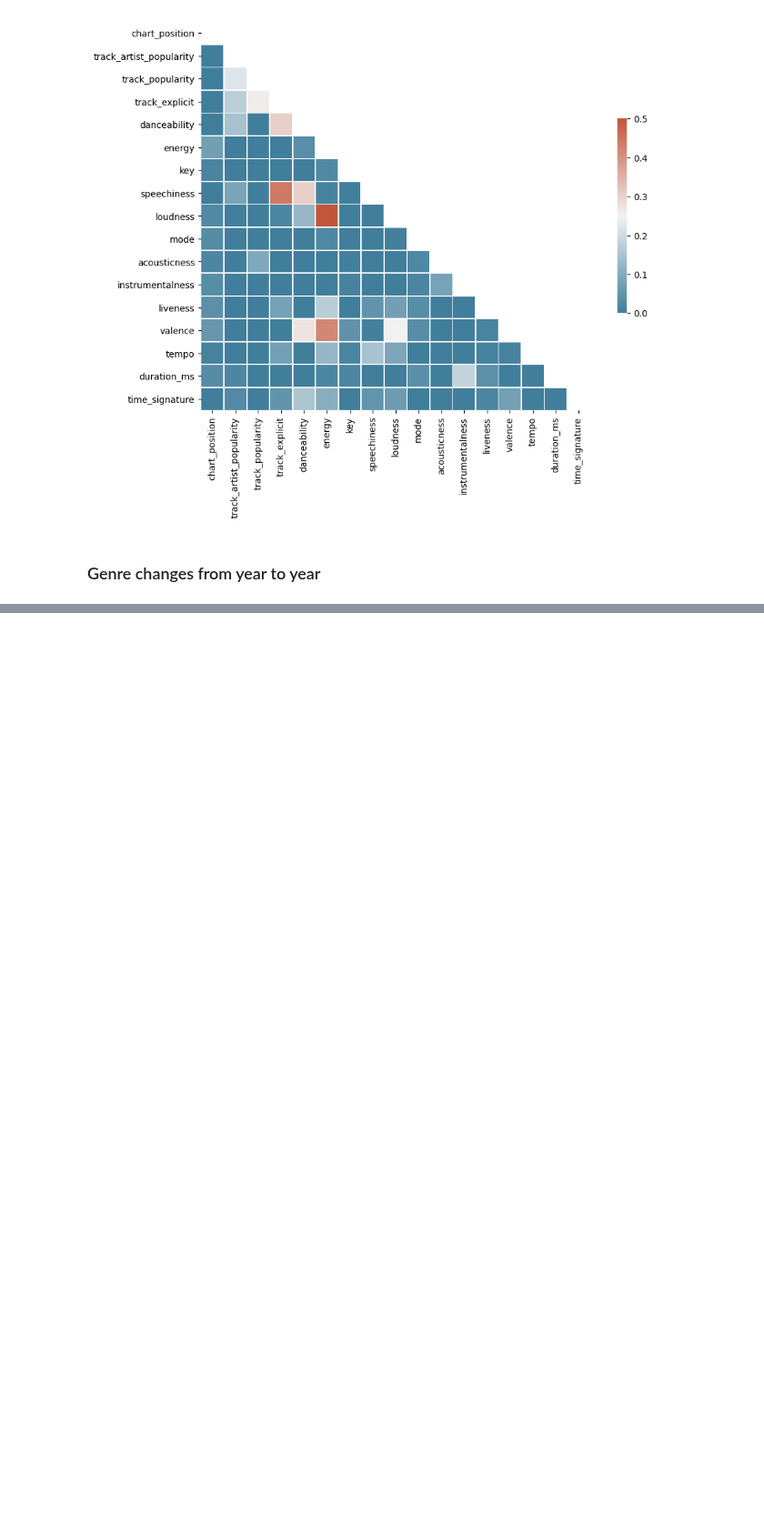
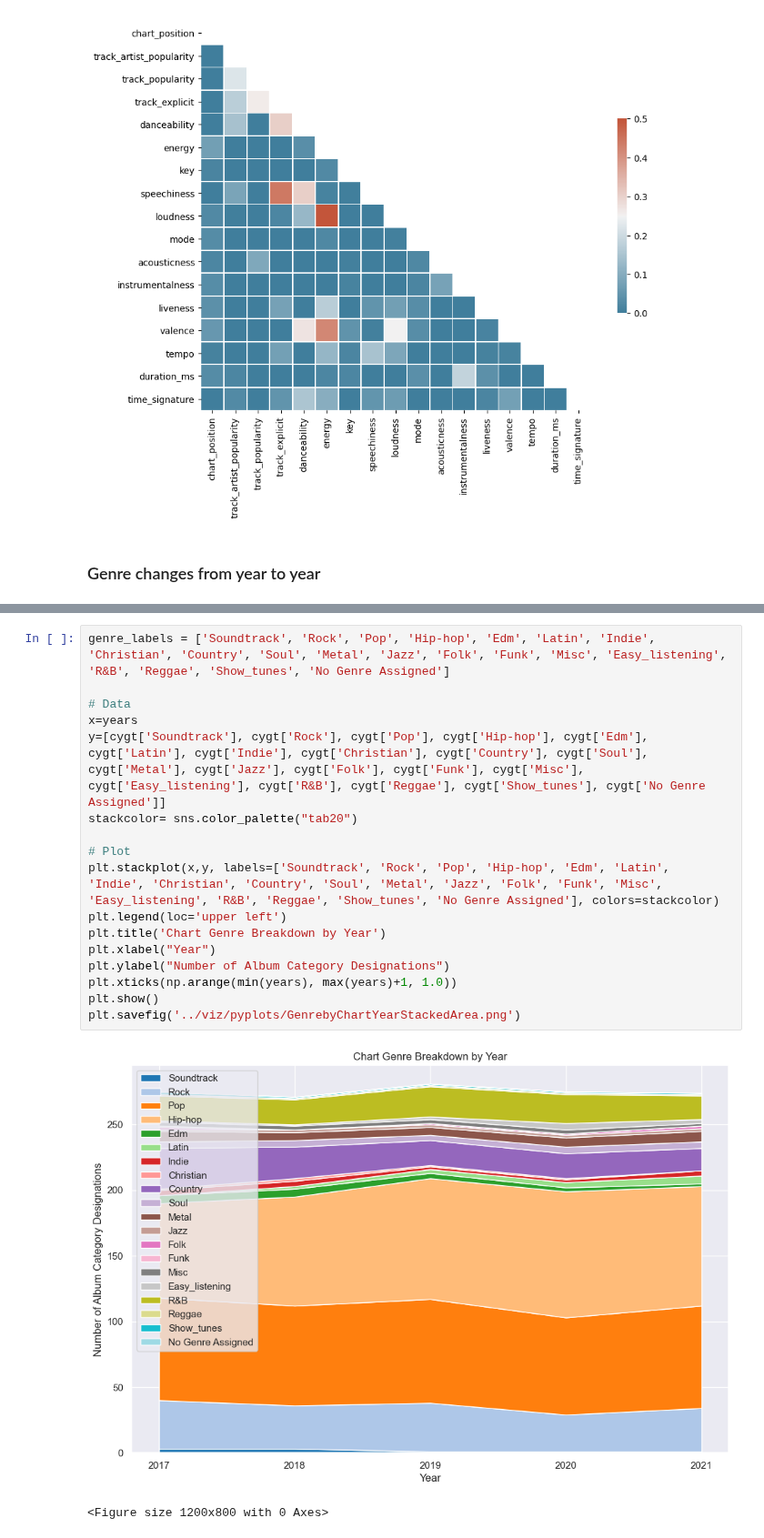
Before and after one commit to katieravenwood/Spotify-Five-Year-Analysis-Project, a Jupyter notebook: notebooks/ExploratoryAnalysis.ipynb, the cells around one changed output, grey strips where cells are left out. Shown at 91% size. Drawn from its saved outputs; the diff is of its cells as text; blank space fills up the shorter version.

```diff
--- a/notebooks/ExploratoryAnalysis.ipynb
+++ b/notebooks/ExploratoryAnalysis.ipynb
@@ -799,0 +762,20 @@ plt.savefig('../viz/pyplots/HipHopGenrebyChartYearStackedArea.png')
+# %%
+genre_labels = ['Soundtrack', 'Rock', 'Pop', 'Hip-hop', 'Edm', 'Latin', 'Indie', 'Christian', 'Country', 'Soul', 'Metal', 'Jazz', 'Folk', 'Funk', 'Misc', 'Easy_listening', 'R&B', 'Reggae', 'Show_tunes', 'No Genre Assigned']
+
+# Data
+x=years
+y=[cygt['Soundtrack'], cygt['Rock'], cygt['Pop'], cygt['Hip-hop'], cygt['Edm'], cygt['Latin'], cygt['Indie'], cygt['Christian'], cygt['Country'], cygt['Soul'], cygt['Metal'], cygt['Jazz'], cygt['Folk'], cygt['Funk'], cygt['Misc'], cygt['Easy_listening'], cygt['R&B'], cygt['Reggae'], cygt['Show_tunes'], cygt['No Genre Assigned']]
+stackcolor= sns.color_palette("tab20")
+
+# Plot
+plt.stackplot(x,y, labels=['Soundtrack', 'Rock', 'Pop', 'Hip-hop', 'Edm', 'Latin', 'Indie', 'Christian', 'Country', 'Soul', 'Metal', 'Jazz', 'Folk', 'Funk', 'Misc', 'Easy_listening', 'R&B', 'Reggae', 'Show_tunes', 'No Genre Assigned'], colors=stackcolor)
+plt.legend(loc='upper left')
+plt.title('Chart Genre Breakdown by Year')
+plt.xlabel("Year")
+plt.ylabel("Number of Album Category Designations")
+plt.xticks(np.arange(min(years), max(years)+1, 1.0))
+plt.show()
+plt.savefig('../viz/pyplots/GenrebyChartYearStackedArea.png')
+# %% [output]
+[figure, added]
+<Figure size 1200x800 with 0 Axes>
```
Also changed, not shown: parts of 127 cells of this notebook, 2 other files.
